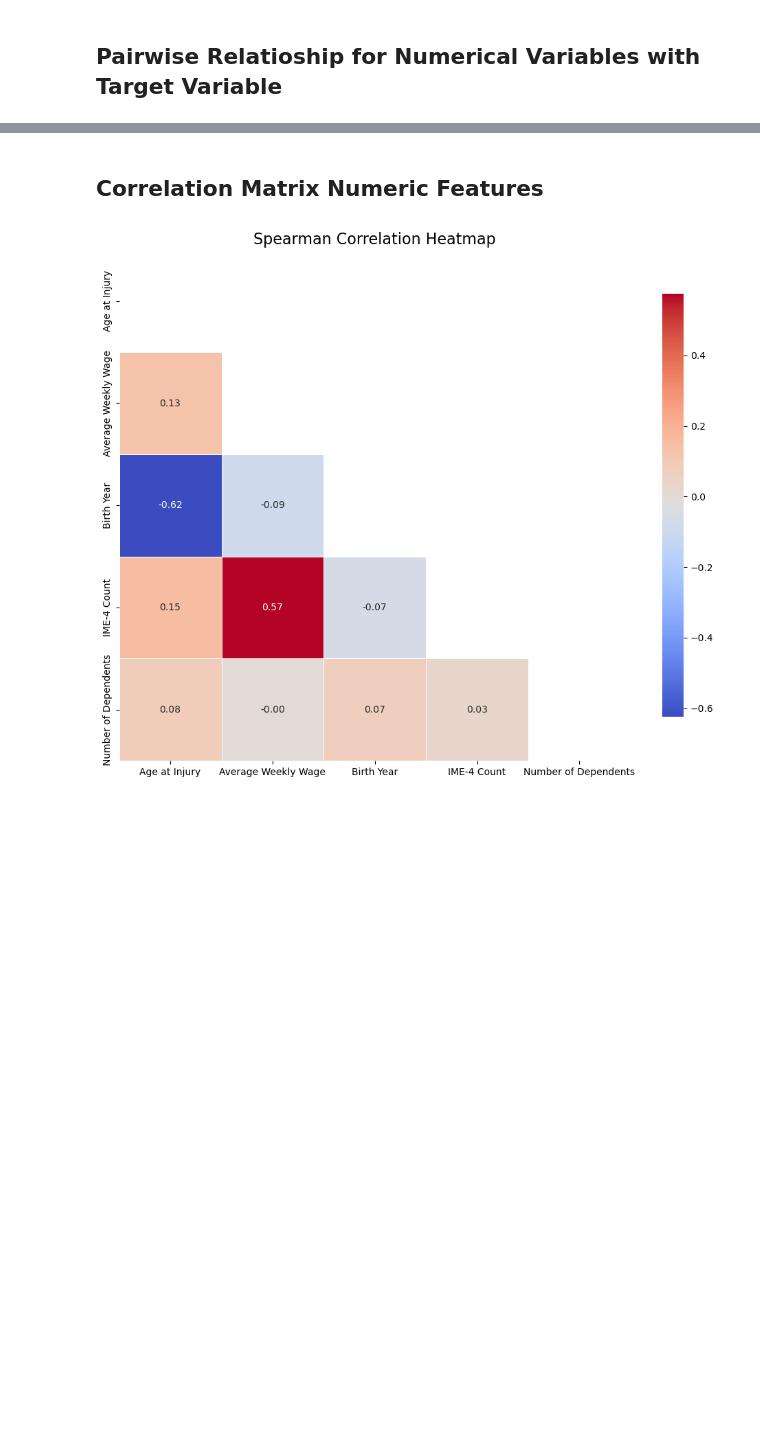
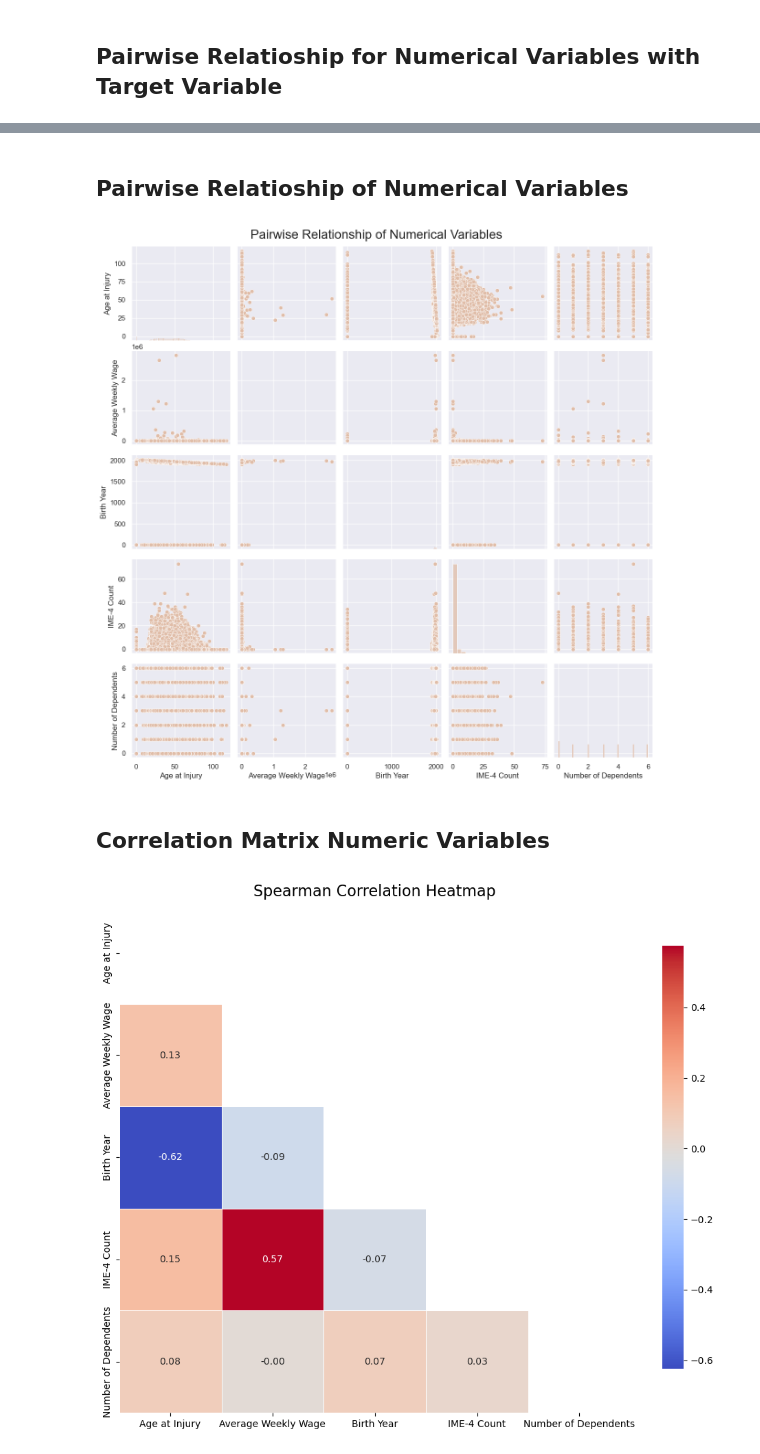
Before and after one commit to DiogoPF/Multiclass_Classification-WCB, a Jupyter notebook: resources/explorative analysis_Isa.ipynb, the cells around one changed output, grey strips where cells are left out. Drawn from its saved outputs; the diff is of its cells as text; code cells hidden in the pictures; blank space fills up the shorter version.

```diff
--- a/resources/explorative analysis_Isa.ipynb
+++ b/resources/explorative analysis_Isa.ipynb
@@ -913,5 +913,23 @@ for feature in numeric:
+# %% [markdown]
+## Pairwise Relatioship of Numerical Variables
+# %%
+# Setting Seaborn style
+sns.set()
+
+# Create the pairplot
+pair_plot = sns.pairplot(df[numeric], diag_kind="hist",
+                         plot_kws={'color': '#e0bda8'},
+                         diag_kws={'color': '#e0bda8'})
+
+# Adjust layout
+plt.subplots_adjust(top=0.95)
+plt.suptitle("Pairwise Relationship of Numerical Variables", fontsize=20)
+
+plt.show()
+# %% [output]
+[figure, added]
 # %% [markdown]
-## Correlation Matrix Numeric Features
+## Correlation Matrix Numeric Variables
 # %%
 import matplotlib.pyplot as plt
 import seaborn as sns
```
Also changed, not shown: parts of 1 cell of this notebook.
